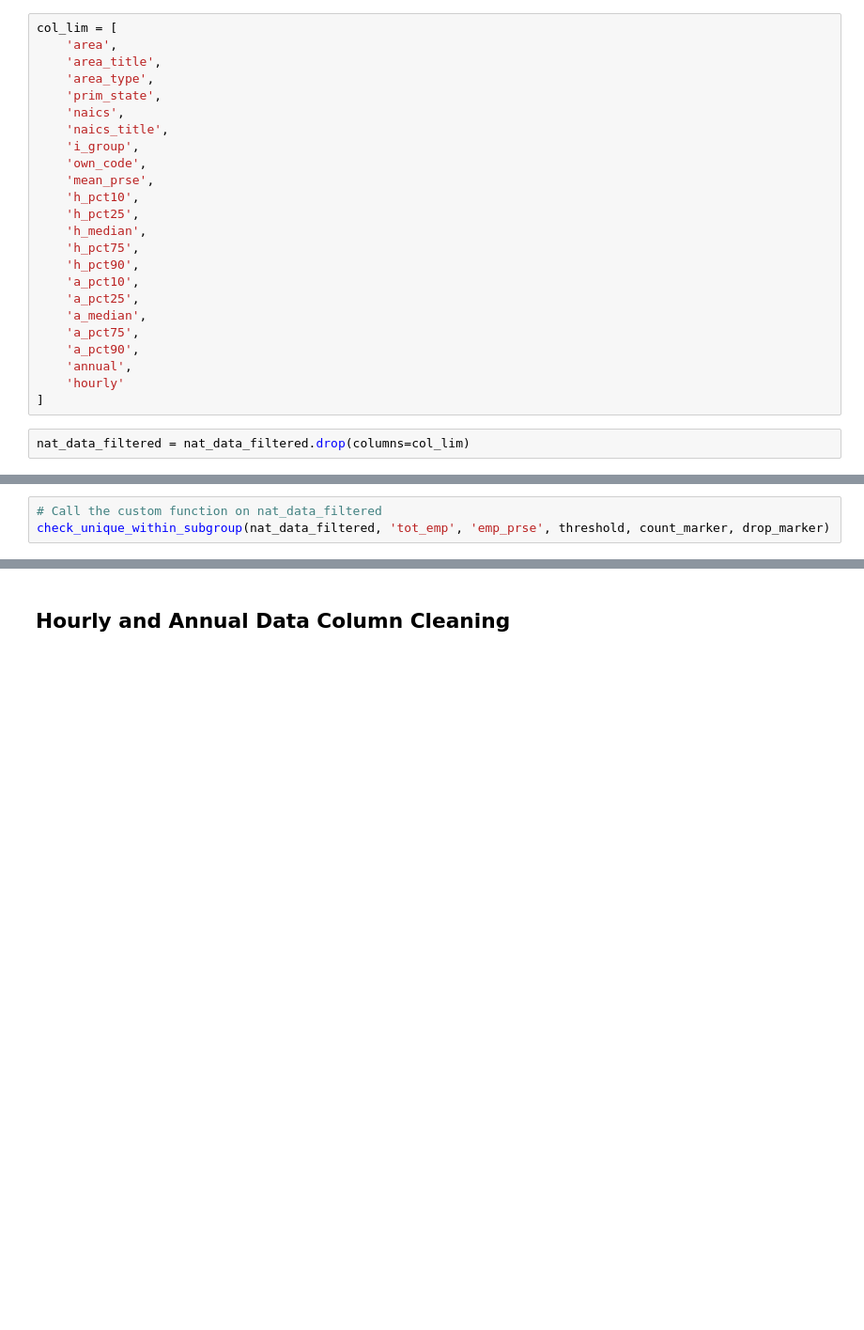
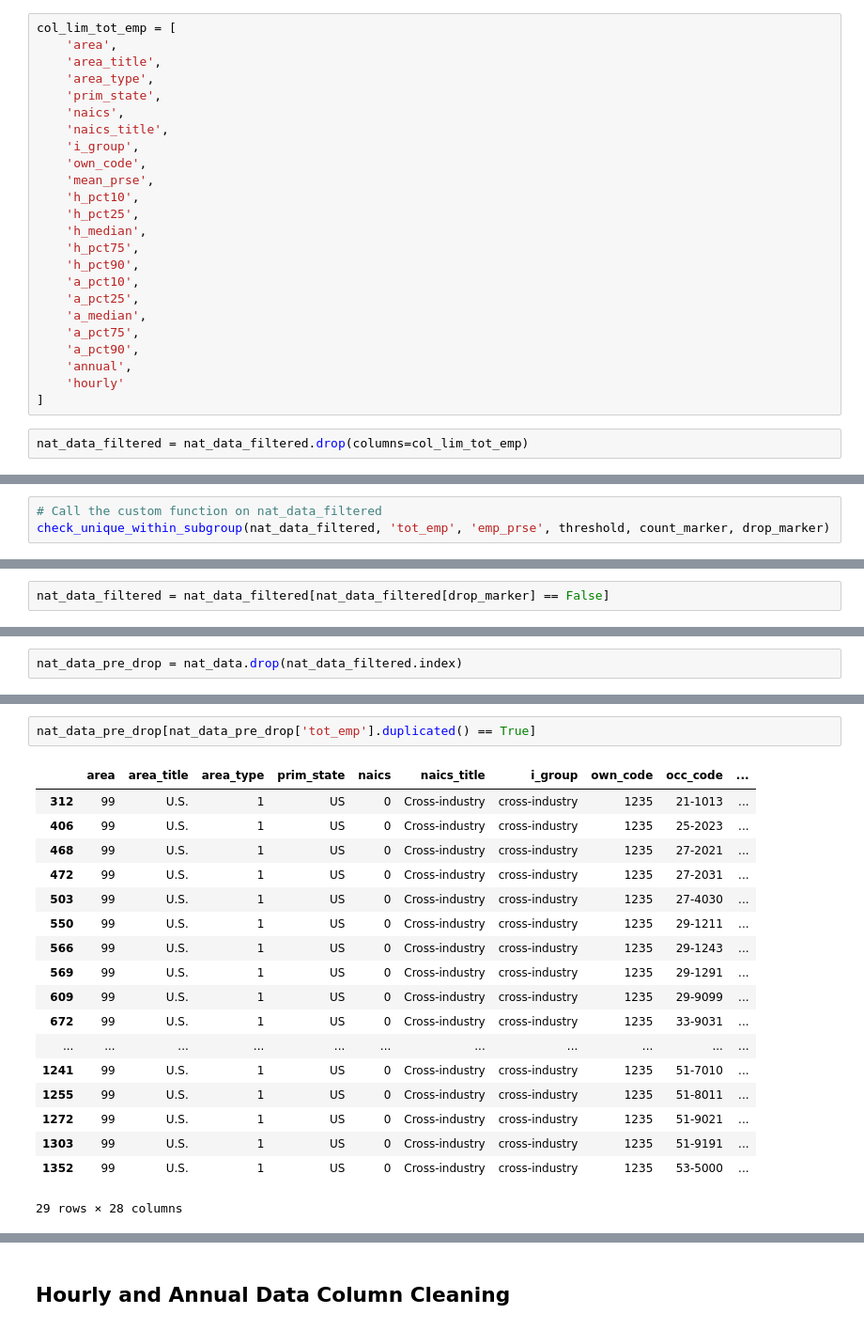
Before and after one commit to blue-santa/comparing-training-req-to-salary-exp, a Jupyter notebook: notebooks/2026-04-02-00-train_reward_compare_bls_data_rough_wrangling.ipynb, the cells around one changed output, grey strips where cells are left out. Shown at 94% size. Cells and saved outputs as stored; diff of their text form; blank space fills up the shorter version.

```diff
--- a/notebooks/2026-04-02-00-train_reward_compare_bls_data_rough_wrangling.ipynb
+++ b/notebooks/2026-04-02-00-train_reward_compare_bls_data_rough_wrangling.ipynb
@@ -1363,7 +1362,7 @@ nat_data_filtered
 # %% [markdown]
 Let's remove columns that we don't need for this portion of the wrangling process.
 # %%
-col_lim = [
+col_lim_tot_emp = [
     'area',
     'area_title',
     'area_type',
@@ -1387,7 +1386,7 @@ col_lim = [
     'hourly'
 ]
 # %%
-nat_data_filtered = nat_data_filtered.drop(columns=col_lim)
+nat_data_filtered = nat_data_filtered.drop(columns=col_lim_tot_emp)
 # %%
 nat_data_filtered
 # %% [output]
@@ -1678,0 +1705,2 @@ pd.DataFrame(nat_data_filtered['occ_code'].str[:str_depth]).sort_values(by='occ_
+# %%
+nat_data_filtered = nat_data_filtered[nat_data_filtered[drop_marker] == False]
@@ -1678,0 +1725,2 @@ pd.DataFrame(nat_data_filtered['occ_code'].str[:str_depth]).sort_values(by='occ_
+# %%
+nat_data_pre_drop = nat_data.drop(nat_data_filtered.index)
@@ -1678,0 +1773,21 @@ pd.DataFrame(nat_data_filtered['occ_code'].str[:str_depth]).sort_values(by='occ_
+# %%
+nat_data_pre_drop[nat_data_pre_drop['tot_emp'].duplicated() == True]
+# %% [output]
+|  | area | area_title | area_type | prim_state | naics | naics_title | i_group | own_code | occ_code | ... |
+| 312 | 99 | U.S. | 1 | US | 0 | Cross-industry | cross-industry | 1235 | 21-1013 | ... |
+| 406 | 99 | U.S. | 1 | US | 0 | Cross-industry | cross-industry | 1235 | 25-2023 | ... |
+| 468 | 99 | U.S. | 1 | US | 0 | Cross-industry | cross-industry | 1235 | 27-2021 | ... |
+| 472 | 99 | U.S. | 1 | US | 0 | Cross-industry | cross-industry | 1235 | 27-2031 | ... |
+| 503 | 99 | U.S. | 1 | US | 0 | Cross-industry | cross-industry | 1235 | 27-4030 | ... |
+| 550 | 99 | U.S. | 1 | US | 0 | Cross-industry | cross-industry | 1235 | 29-1211 | ... |
+| 566 | 99 | U.S. | 1 | US | 0 | Cross-industry | cross-industry | 1235 | 29-1243 | ... |
+| 569 | 99 | U.S. | 1 | US | 0 | Cross-industry | cross-industry | 1235 | 29-1291 | ... |
+| 609 | 99 | U.S. | 1 | US | 0 | Cross-industry | cross-industry | 1235 | 29-9099 | ... |
+| 672 | 99 | U.S. | 1 | US | 0 | Cross-industry | cross-industry | 1235 | 33-9031 | ... |
+| ... | ... | ... | ... | ... | ... | ... | ... | ... | ... | ... |
+| 1241 | 99 | U.S. | 1 | US | 0 | Cross-industry | cross-industry | 1235 | 51-7010 | ... |
+| 1255 | 99 | U.S. | 1 | US | 0 | Cross-industry | cross-industry | 1235 | 51-8011 | ... |
+| 1272 | 99 | U.S. | 1 | US | 0 | Cross-industry | cross-industry | 1235 | 51-9021 | ... |
+| 1303 | 99 | U.S. | 1 | US | 0 | Cross-industry | cross-industry | 1235 | 51-9191 | ... |
+| 1352 | 99 | U.S. | 1 | US | 0 | Cross-industry | cross-industry | 1235 | 53-5000 | ... |
+29 rows × 28 columns
```
Also changed, not shown: parts of 36 cells of this notebook.
